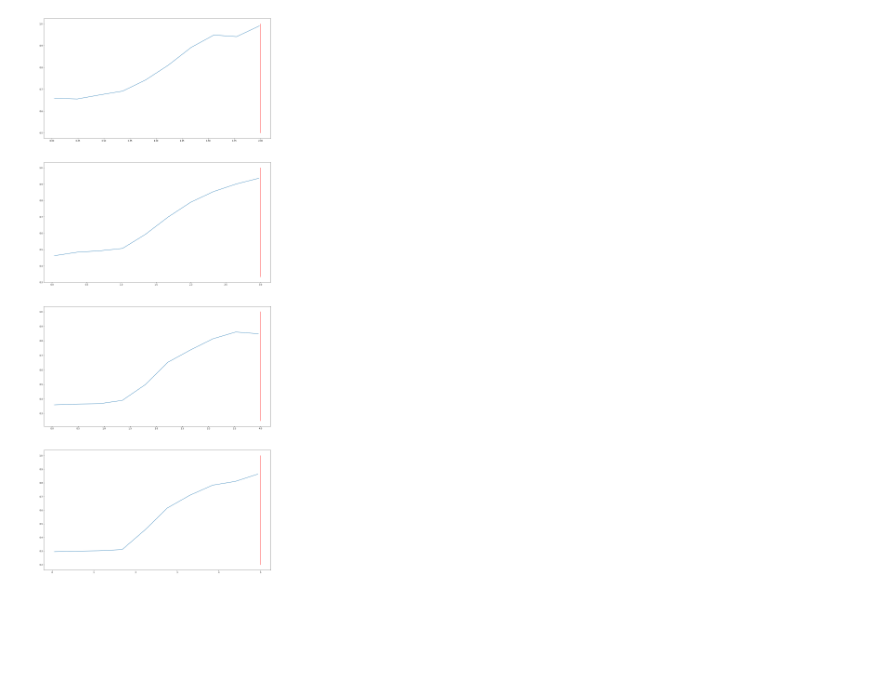
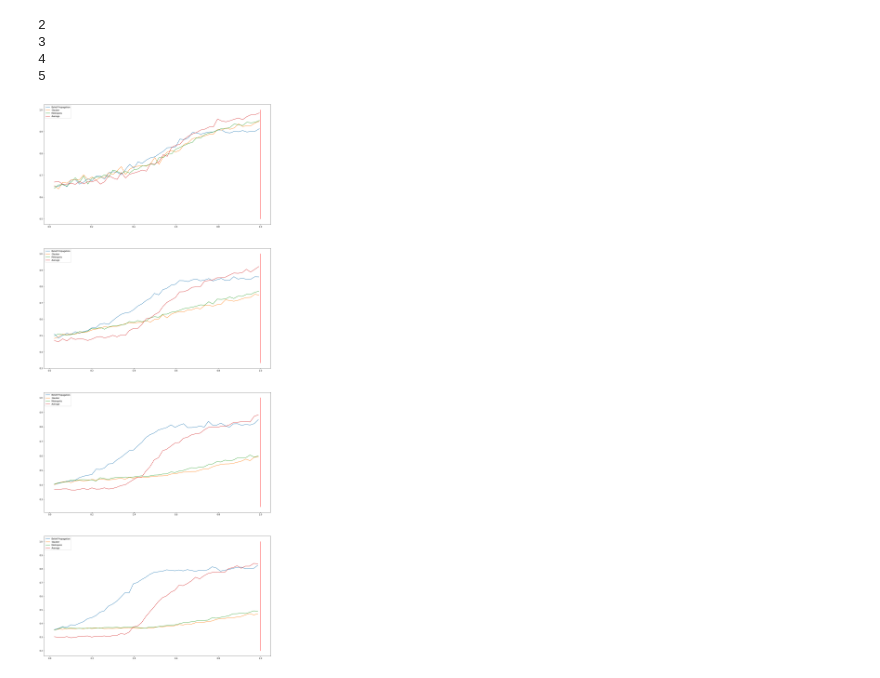
Before and after one commit to JAHanley/finalProject, a Jupyter notebook: data/visualise.ipynb, the cells around one changed output. Drawn from its saved outputs; the diff is of its cells as text; code cells hidden in the pictures; blank space fills up the shorter version.

```diff
--- a/data/visualise.ipynb
+++ b/data/visualise.ipynb
@@ -21,40 +9,69 @@ for q in qs:
+# %%
+raw_data = [pd.read_csv("./"+ f+"_data.csv") for f in files]
+#rawData=pd.read_csv("./Average_data.csv")
+
+qs = np.unique(raw_data[0]['q'])
+data_Sets = []
+max_ps = 0
+for q in qs:
+    print(q)
+
+    q_set = [(set.loc[set['q']== q]) for set in raw_data]
+
+    data_Sets.append(q_set)
+# %% [output]
+2
+3
+4
+5
 # %%
-def metric(c_in, c_out,c):
-    return (c_in-c_out)/c
+def metric(c_in, c_out,c,q,n):
+    return (c_in-c_out)/(c*q)
+# %%
+def binning(X,Y,bin = 50):
+    mean,edges,_ = bin_mean(X,Y,bins=bin)
+    Y_ret = mean
+    X_ret = edges[1::]
+
+    return X_ret, Y_ret
 # %%
 fig,ax = plt.subplots(qs.shape[0],figsize = (20,50))
 
-for i,df in enumerate(dataSets):
+for i,set in enumerate(data_Sets):
     xs = []
     ys = []
 
+    for df in set:
+        Xs = []
+        Ys = []
+        for index,row in df.iterrows():
+            c_in = row['n'] * row['p_in']
+            c_out = row['n'] * row['p_out']
+            q = row['q']
+            n = row['n']
 
-    for index,row in df.iterrows():
-        c_in = row['n'] * row['p_in']
-        c_out = row['n'] * row['p_out']
+            c = (c_in +(row['q'] -1)*c_out) / row['q']
 
-        c = (c_in +(row['q'] -1)*c_out) / row['q']
+            repeat_Xs = []
+            repeat_Ys = []
+            for s in ['1','2','3','4','5']:
+                repeat_Ys.append(row[s])
 
-        repeat_xs = []
-        repeat_ys = []
-        for s in ['1','2','3','4','5']:
-            repeat_ys.append(row[s])
+            Xs.append(metric(c_in,c_out,c,q,n))
+            Ys.append(np.max(repeat_Ys))
 
-        xs.append(metric(c_in,c_out,c))
-        ys.append(np.max(repeat_ys))
+        Xs,Ys = binning(Xs,Ys)
 
-    k_s = row['q']
+        xs.append(Xs)
+        ys.append(Ys)
 
-    means,edges,_ = bin_mean(xs,ys,bins=100)
-    ys = means
-    xs = edges[1::]
-
-    X_Y_spline = make_interp_spline(xs,ys)
-    xs = np.linspace(xs.min(), xs.max(),10)
-    ys = X_Y_spline(xs)
+    k_s =1
 
 
-    ax[i].plot(xs,ys)
+    #ax[i].plot(xs,ys)
+    for x,y,f in zip(xs,ys,files):
+        ax[i].plot(x,y,label = f)
     ax[i].plot([k_s,k_s],[1 / row['q'],1],c='r')
+    ax[i].legend()
 # %% [output]
-[figure, old version]
+[figure, new version]
```
Also changed, not shown: parts of 1 cell of this notebook, 10 other files.
